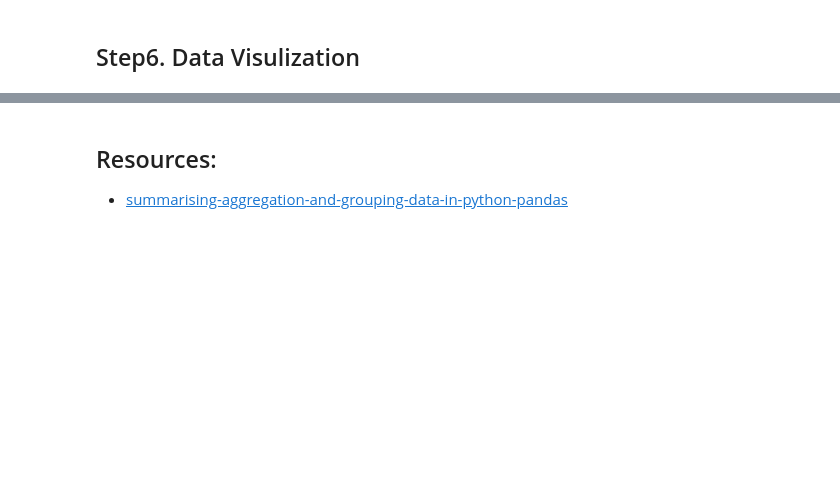
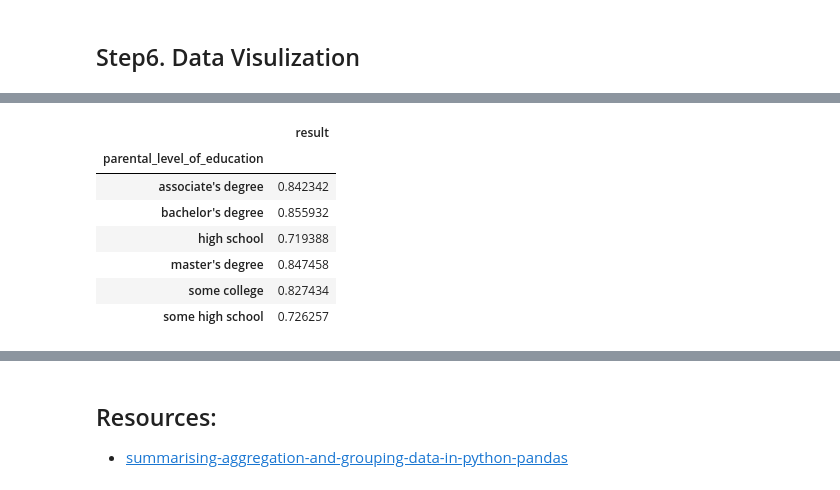
Before and after one commit to bhadreshpsavani/ExploringDataScience, a Jupyter notebook: Exploratory_Data_Analysis.ipynb, the cells around one changed output, grey strips where cells are left out. Cells and saved outputs as stored; diff of their text form; code cells hidden in the pictures; blank space fills up the shorter version.

```diff
--- a/Exploratory_Data_Analysis.ipynb
+++ b/Exploratory_Data_Analysis.ipynb
@@ -130,0 +162,11 @@ Name: test_preparation_course, dtype: int64
+# %%
+df.pivot_table(index='parental_level_of_education', values='result')
+# %% [output]
+|  | result |
+| parental_level_of_education |  |
+| associate's degree | 0.842342 |
+| bachelor's degree | 0.855932 |
+| high school | 0.719388 |
+| master's degree | 0.847458 |
+| some college | 0.827434 |
+| some high school | 0.726257 |
```
Also changed, not shown: parts of 13 cells of this notebook.
